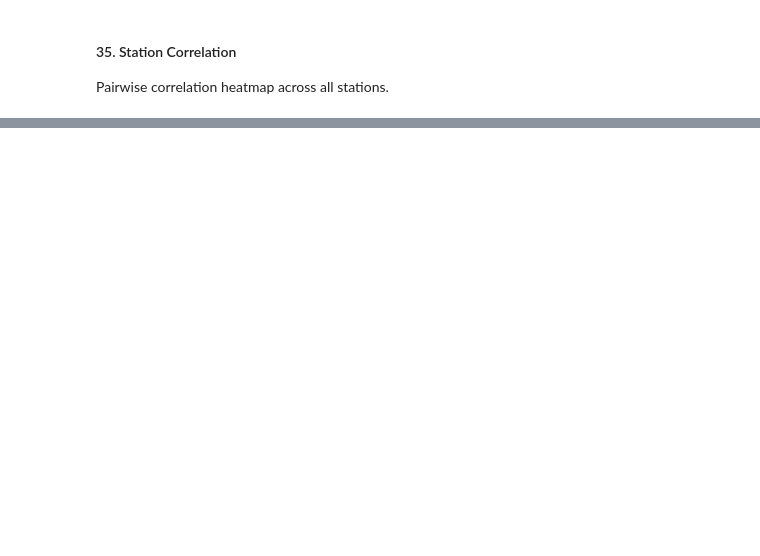
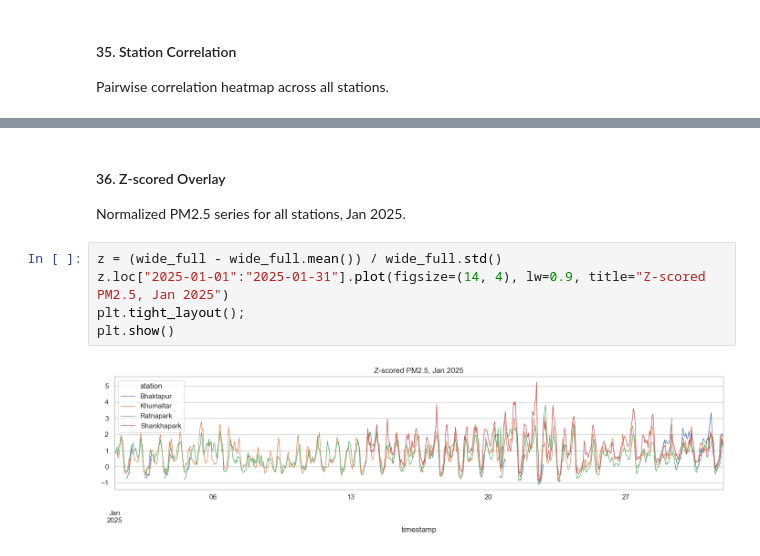
Before and after one commit to susmitahkhanal/kathmandu_pm25_forecasting, a Jupyter notebook: index.ipynb, the cells around one changed output, grey strips where cells are left out. Saved outputs shown, nothing was run; the diff lists cells and outputs as text; blank space fills up the shorter version.

```diff
--- a/index.ipynb
+++ b/index.ipynb
@@ -599,0 +614,11 @@ corr
+# %% [markdown]
+#### 36. Z-scored Overlay
+
+Normalized PM2.5 series for all stations, Jan 2025.
+# %%
+z = (wide_full - wide_full.mean()) / wide_full.std()
+z.loc["2025-01-01":"2025-01-31"].plot(figsize=(14, 4), lw=0.9, title="Z-scored PM2.5, Jan 2025")
+plt.tight_layout();
+plt.show()
+# %% [output]
+[figure, added]
```
Also changed, not shown: parts of 12 cells of this notebook.
